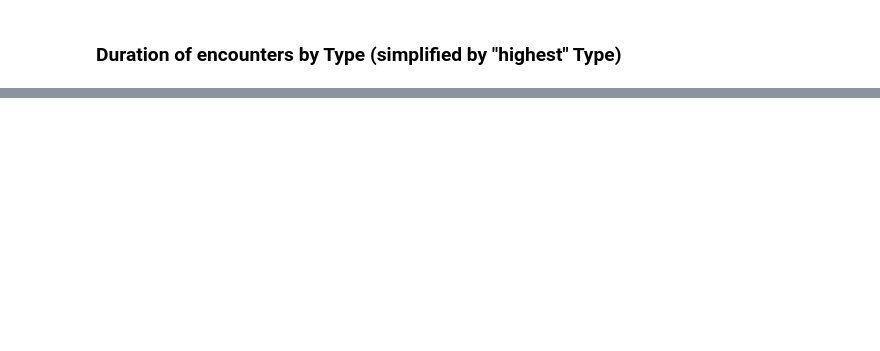
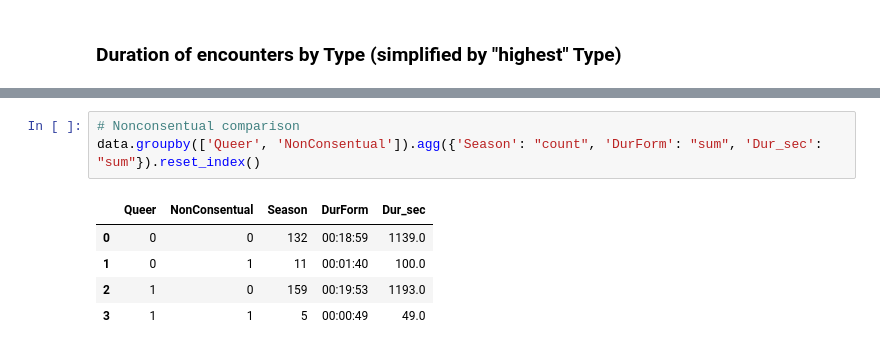
Before and after one commit to GaytaScience/OITNB, a Jupyter notebook: Analysis/explore.ipynb, the cells around one changed output, grey strips where cells are left out. Drawn from its saved outputs; the diff is of its cells as text; blank space fills up the shorter version.

```diff
--- a/Analysis/explore.ipynb
+++ b/Analysis/explore.ipynb
@@ -478,0 +592,9 @@ Definitely a difference in the groping/touching, since that is most often accomp
+# %%
+# Nonconsentual comparison
+data.groupby(['Queer', 'NonConsentual']).agg({'Season': "count", 'DurForm': "sum", 'Dur_sec': "sum"}).reset_index()
+# %% [output]
+|  | Queer | NonConsentual | Season | DurForm | Dur_sec |
+| 0 | 0 | 0 | 132 | 00:18:59 | 1139.0 |
+| 1 | 0 | 1 | 11 | 00:01:40 | 100.0 |
+| 2 | 1 | 0 | 159 | 00:19:53 | 1193.0 |
+| 3 | 1 | 1 | 5 | 00:00:49 | 49.0 |
```
Also changed, not shown: parts of 23 cells of this notebook.
